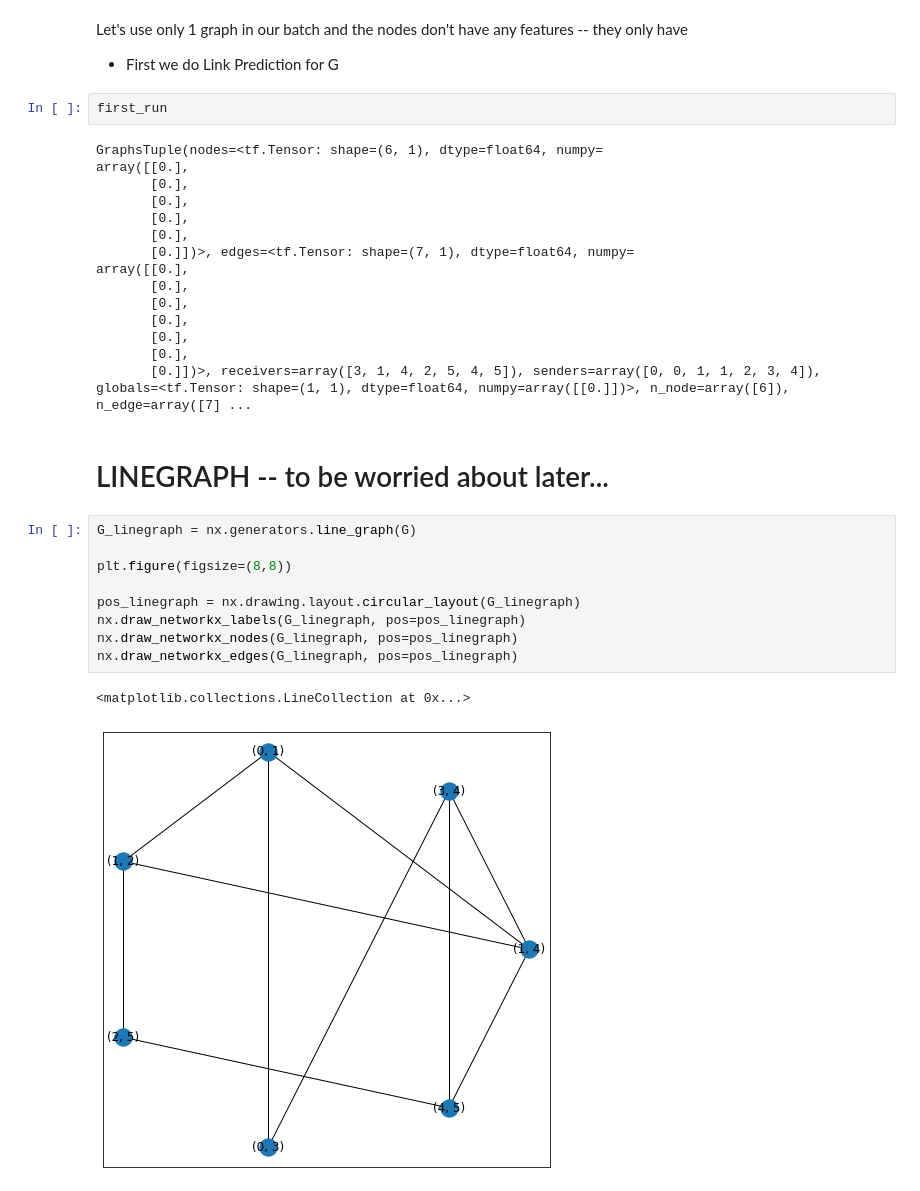
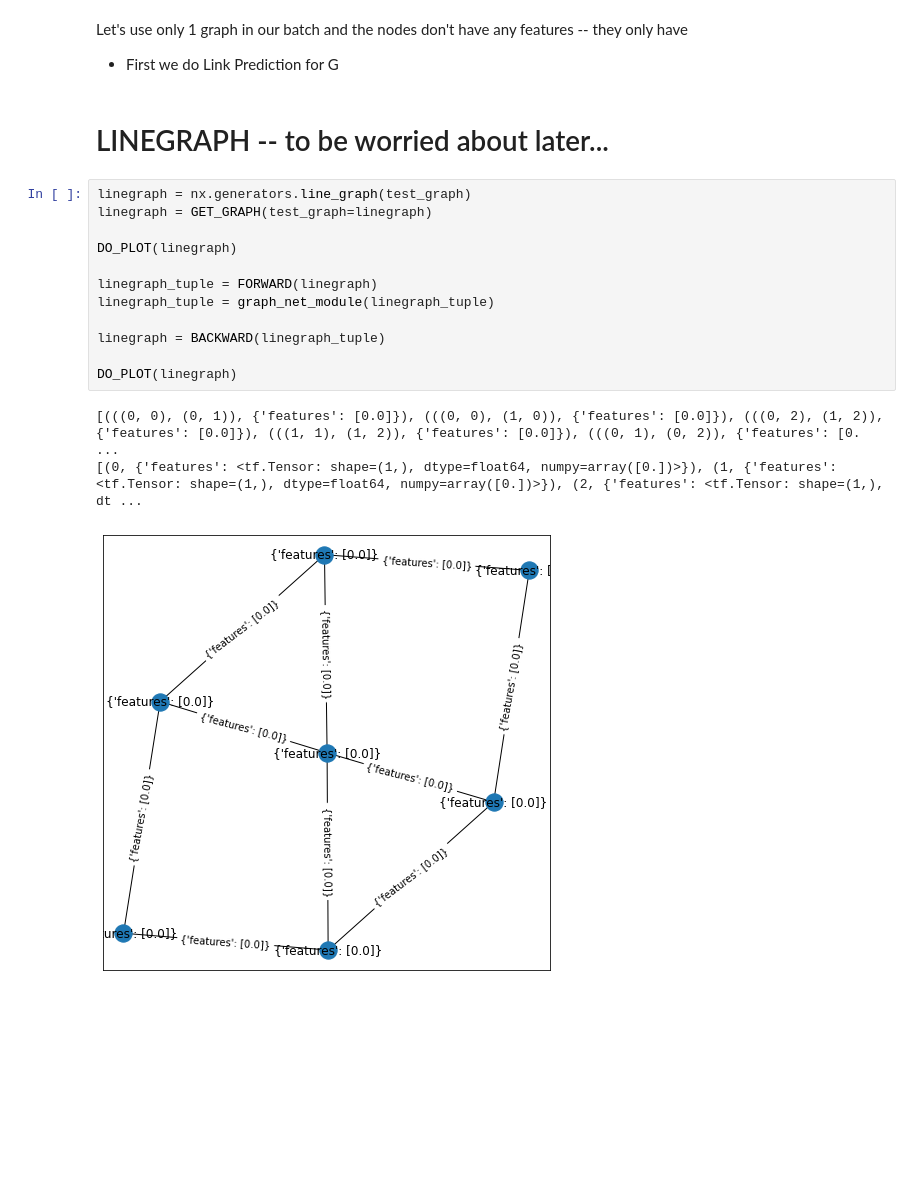
Before and after one commit to pekka-aleksi/NN-demos, a Jupyter notebook: 01 Inverting a Graph.ipynb, the cells around one changed output. Drawn from its saved outputs; the diff is of its cells as text; blank space fills up the shorter version.

```diff
--- a/01 Inverting a Graph.ipynb
+++ b/01 Inverting a Graph.ipynb
@@ -93,34 +125,21 @@ first_run = graph_net_module(GRAPHS_TUPLES)
 Let's use only 1 graph in our batch and the nodes don't have any features -- they only have
 
 * First we do Link Prediction for G
-# %%
-first_run
-# %% [output]
-GraphsTuple(nodes=<tf.Tensor: shape=(6, 1), dtype=float64, numpy=
-array([[0.],
-       [0.],
-       [0.],
-       [0.],
-       [0.],
-       [0.]])>, edges=<tf.Tensor: shape=(7, 1), dtype=float64, numpy=
-array([[0.],
-       [0.],
-       [0.],
-       [0.],
-       [0.],
-       [0.],
-       [0.]])>, receivers=array([3, 1, 4, 2, 5, 4, 5]), senders=array([0, 0, 1, 1, 2, 3, 4]), globals=<tf.Tensor: shape=(1, 1), dtype=float64, numpy=array([[0.]])>, n_node=array([6]), n_edge=array([7] ...
 # %% [markdown]
 # LINEGRAPH -- to be worried about later...
-# %%
-G_linegraph = nx.generators.line_graph(G)
-
-plt.figure(figsize=(8,8))
-
-pos_linegraph = nx.drawing.layout.circular_layout(G_linegraph)
-nx.draw_networkx_labels(G_linegraph, pos=pos_linegraph)
-nx.draw_networkx_nodes(G_linegraph, pos=pos_linegraph)
-nx.draw_networkx_edges(G_linegraph, pos=pos_linegraph)
-# %% [output]
-<matplotlib.collections.LineCollection at 0x...>
-[figure, removed]
+# %%
+linegraph = nx.generators.line_graph(test_graph)
+linegraph = GET_GRAPH(test_graph=linegraph)
+
+DO_PLOT(linegraph)
+
+linegraph_tuple = FORWARD(linegraph)
+linegraph_tuple = graph_net_module(linegraph_tuple)
+
+linegraph = BACKWARD(linegraph_tuple)
+
+DO_PLOT(linegraph)
+# %% [output]
+[(((0, 0), (0, 1)), {'features': [0.0]}), (((0, 0), (1, 0)), {'features': [0.0]}), (((0, 2), (1, 2)), {'features': [0.0]}), (((1, 1), (1, 2)), {'features': [0.0]}), (((0, 1), (0, 2)), {'features': [0. ...
+[(0, {'features': <tf.Tensor: shape=(1,), dtype=float64, numpy=array([0.])>}), (1, {'features': <tf.Tensor: shape=(1,), dtype=float64, numpy=array([0.])>}), (2, {'features': <tf.Tensor: shape=(1,), dt ...
+[figure, added]
```
Also changed, not shown: parts of 8 cells of this notebook.
